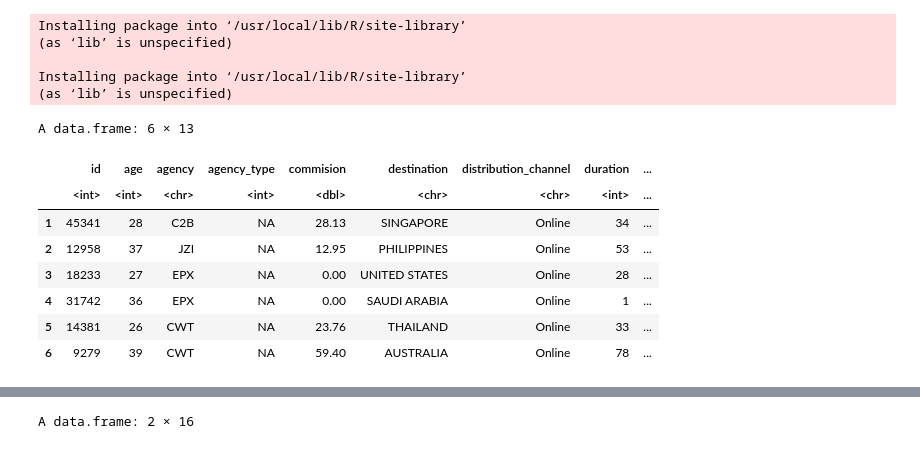
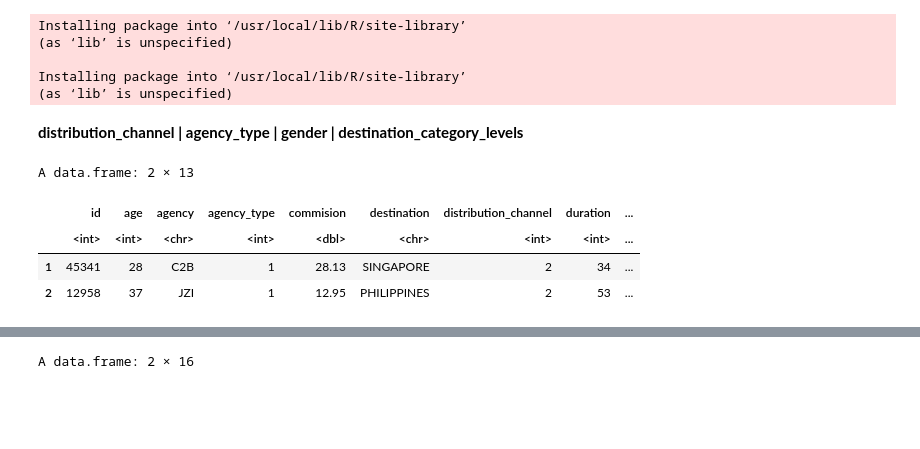
Before and after one commit to gdelgador/devcontainers-rstudio, a Jupyter notebook: explore-data/activida1.ipynb, the cells around one changed output, grey strips where cells are left out. Drawn from its saved outputs; the diff is of its cells as text; code cells hidden in the pictures; blank space fills up the shorter version.

```diff
--- a/explore-data/activida1.ipynb
+++ b/explore-data/activida1.ipynb
@@ -434,29 +434,38 @@ Installing package into ‘/usr/local/lib/R/site-library’
 
 Installing package into ‘/usr/local/lib/R/site-library’
 (as ‘lib’ is unspecified)
+# %% [markdown]
+**distribution_channel | agency_type | gender | destination_category_levels**
 # %%
 # Definir las categorías para la codificación ordinal
 agency_type_levels <- c('Airlines', 'Travel Agency')
+distribution_channel_levels <- c('Offline', 'Online')
+gender_levels <- c('F', 'M')
+destination_category_levels <- c('(1) High Risk - Claim > 30%',
+                                 '(2) Medium Risk - Claim > 20%',
+                                 '(3) Low Risk - Claim > 1%',
+                                 '(4) No Claim')
 
 # Crear una función para la codificación ordinal
 ordinal_encode <- function(column, levels) {
   factor(column, levels = levels, ordered = TRUE) %>%
     as.integer()
 }
 
-# Aplicar la codificación ordinal a la columna 'agency_type'
+# Aplicar la codificación ordinal a las columnas 'agency_type' y 'distribution_channel'
 df_clean <- df_clean %>%
-  mutate(agency_type = ordinal_encode(agency_type, agency_type_levels))
+  mutate(
+    gender = ordinal_encode(gender, gender_levels),
+    agency_type = ordinal_encode(agency_type, agency_type_levels),
+    distribution_channel = ordinal_encode(distribution_channel, distribution_channel_levels),
+    destination_category = ordinal_encode(destination_category, destination_category_levels)
+  )
 
 # Verificar el resultado
-head(df_clean)
+head(df_clean,2)
 # %% [output]
-A data.frame: 6 × 13
+A data.frame: 2 × 13
 |  | id | age | agency | agency_type | commision | destination | distribution_channel | duration | ... |
-|  | <int> | <int> | <chr> | <int> | <dbl> | <chr> | <chr> | <int> | ... |
-| 1 | 45341 | 28 | C2B | NA | 28.13 | SINGAPORE | Online | 34 | ... |
-| 2 | 12958 | 37 | JZI | NA | 12.95 | PHILIPPINES | Online | 53 | ... |
-| 3 | 18233 | 27 | EPX | NA | 0.00 | UNITED STATES | Online | 28 | ... |
-| 4 | 31742 | 36 | EPX | NA | 0.00 | SAUDI ARABIA | Online | 1 | ... |
-| 5 | 14381 | 26 | CWT | NA | 23.76 | THAILAND | Online | 33 | ... |
-| 6 | 9279 | 39 | CWT | NA | 59.40 | AUSTRALIA | Online | 78 | ... |
+|  | <int> | <int> | <chr> | <int> | <dbl> | <chr> | <int> | <int> | ... |
+| 1 | 45341 | 28 | C2B | 1 | 28.13 | SINGAPORE | 2 | 34 | ... |
+| 2 | 12958 | 37 | JZI | 1 | 12.95 | PHILIPPINES | 2 | 53 | ... |
```
Also changed, not shown: parts of 23 cells of this notebook, 2 other files.
